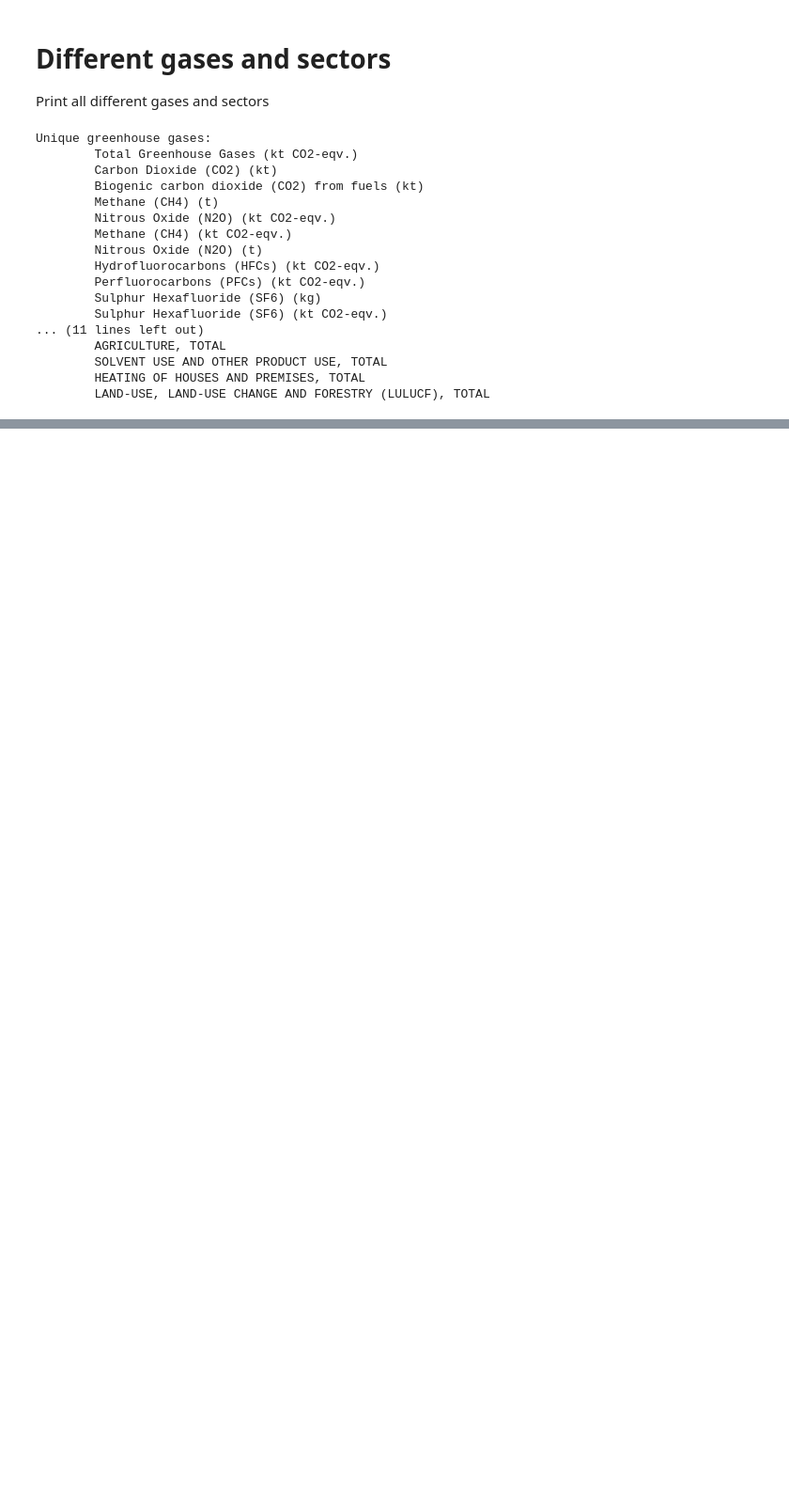
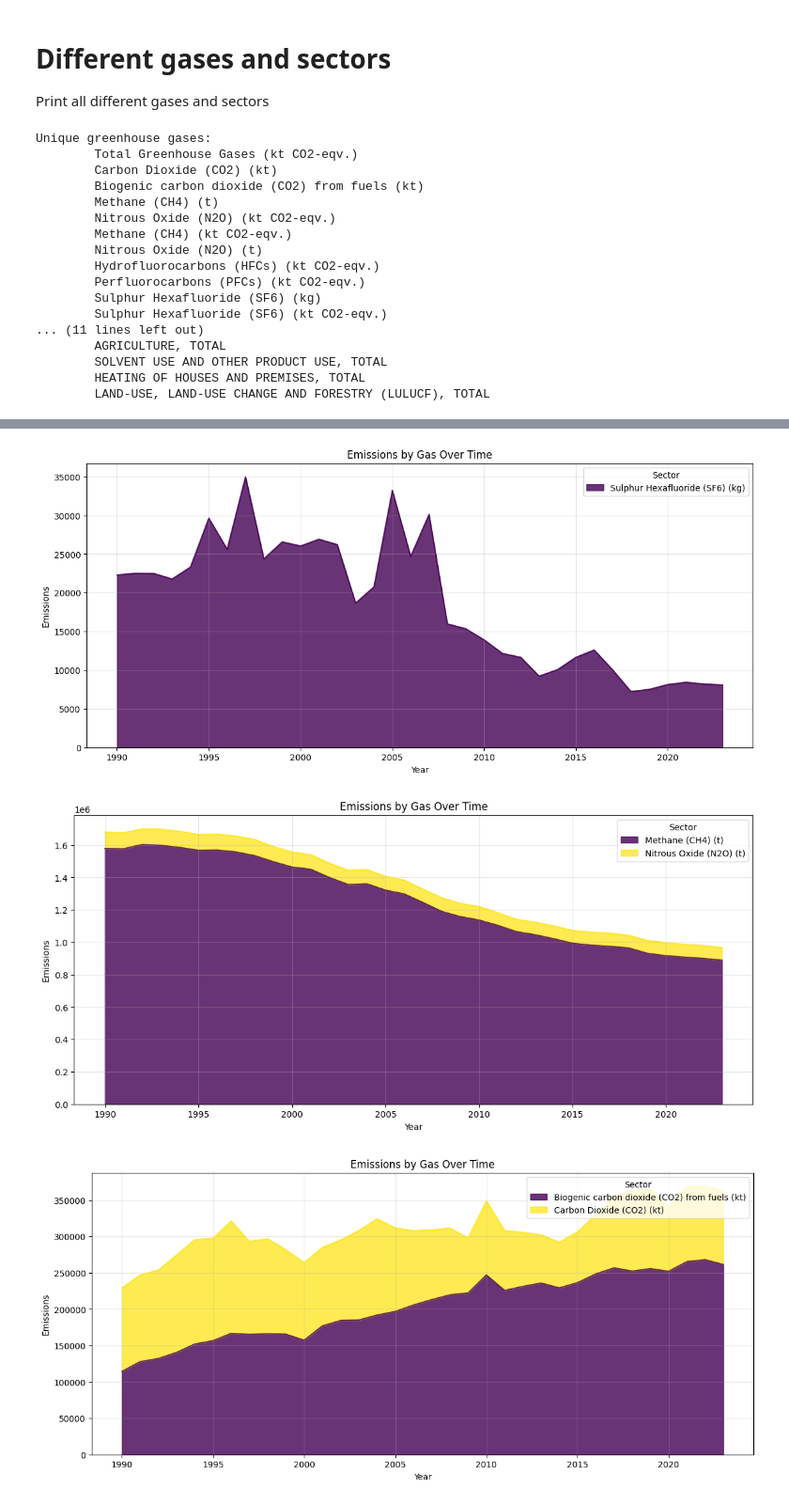
Before and after one commit to clementpickel/DSP_Assignement, a Jupyter notebook: Assignement1/Assignement1_group4.ipynb, the cells around one changed output, grey strips where cells are left out. Shown at 94% size. Saved outputs shown, nothing was run; the diff lists cells and outputs as text; code cells hidden in the pictures; blank space fills up the shorter version.

Commit message:
add plot and describe

```diff
--- a/Assignement1/Assignement1_group4.ipynb
+++ b/Assignement1/Assignement1_group4.ipynb
@@ -110,0 +117,29 @@ Unique greenhouse gases:
+# %%
+def plot(df, unit):
+    grouped_unit = df[df["greenhouse gas"].str.contains(unit, case=False, na=False)]
+    grouped_unit = grouped_unit.set_index("greenhouse gas")
+
+    # Transpose so years are on the X-axis
+    grouped_unit.T.plot.area(figsize=(14, 6), colormap="viridis", alpha=0.8)
+
+    plt.title("Emissions by Gas Over Time")
+    plt.xlabel("Year")
+    plt.ylabel("Emissions")
+    plt.legend(title="Sector", loc="upper right")
+    plt.grid(alpha=0.3)
+    plt.show()
+
+# Remove total to not count it twice
+rm_tot = df[df["greenhouse gas"] != "Total Greenhouse Gases (kt CO2-eqv.)"]
+
+# Group by 'greenhouse gas' and sum numeric columns
+grouped = rm_tot.groupby(["greenhouse gas"], as_index=False).sum(numeric_only=True)
+
+plot(grouped, r"\(kg\)")
+plot(grouped, r"\(t\)")
+plot(grouped, r"\(kt\)")
+plot(grouped, r"\(kt CO2-eqv.\)")
+# %% [output]
+[figure, added]
+[figure, added]
+[figure, added]
```
Also changed, not shown: parts of 5 cells of this notebook.
